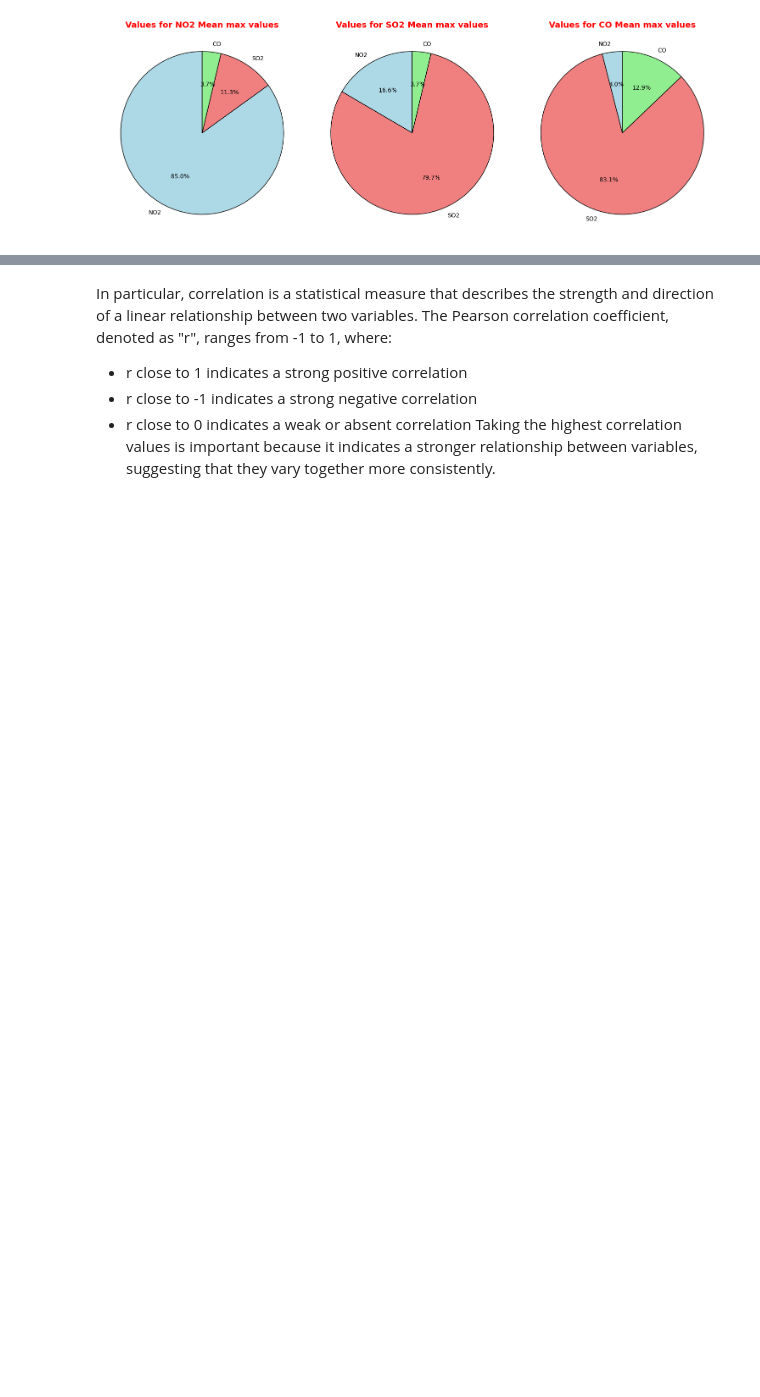
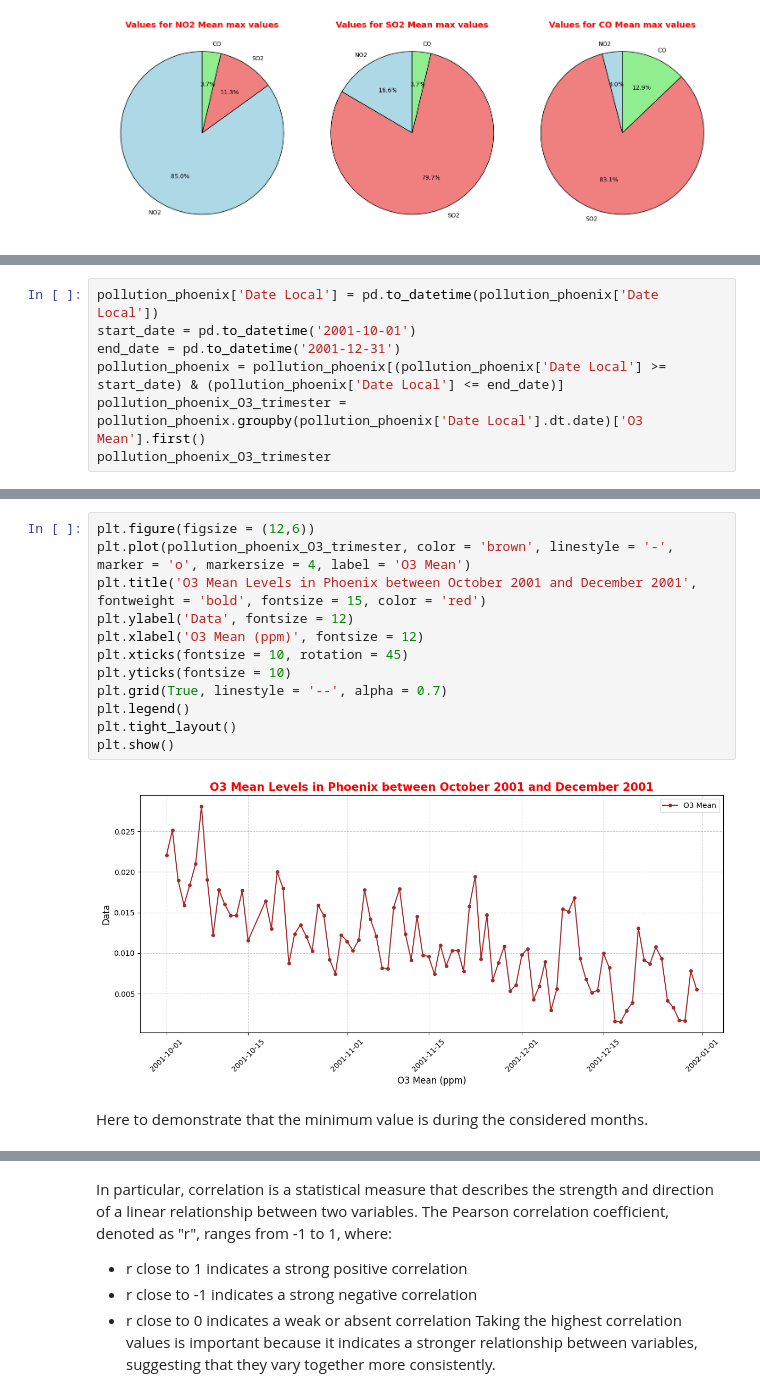
Before and after one commit to letizialanza01/Project_US_Pollution, a Jupyter notebook: Project_US_Pollution.ipynb, the cells around one changed output, grey strips where cells are left out. Saved outputs shown, nothing was run; the diff lists cells and outputs as text; blank space fills up the shorter version.

Commit message:
O3 line graph

```diff
--- a/Project_US_Pollution.ipynb
+++ b/Project_US_Pollution.ipynb
@@ -958,0 +944,7 @@ plt.show()
+# %%
+pollution_phoenix['Date Local'] = pd.to_datetime(pollution_phoenix['Date Local'])
+start_date = pd.to_datetime('2001-10-01')
+end_date = pd.to_datetime('2001-12-31')
+pollution_phoenix = pollution_phoenix[(pollution_phoenix['Date Local'] >= start_date) & (pollution_phoenix['Date Local'] <= end_date)]
+pollution_phoenix_O3_trimester = pollution_phoenix.groupby(pollution_phoenix['Date Local'].dt.date)['O3 Mean'].first()
+pollution_phoenix_O3_trimester
@@ -958,0 +965,16 @@ plt.show()
+# %%
+plt.figure(figsize = (12,6))
+plt.plot(pollution_phoenix_O3_trimester, color = 'brown', linestyle = '-', marker = 'o', markersize = 4, label = 'O3 Mean')
+plt.title('O3 Mean Levels in Phoenix between October 2001 and December 2001', fontweight = 'bold', fontsize = 15, color = 'red')
+plt.ylabel('Data', fontsize = 12)
+plt.xlabel('O3 Mean (ppm)', fontsize = 12)
+plt.xticks(fontsize = 10, rotation = 45)
+plt.yticks(fontsize = 10)
+plt.grid(True, linestyle = '--', alpha = 0.7)
+plt.legend()
+plt.tight_layout()
+plt.show()
+# %% [output]
+[figure, added]
+# %% [markdown]
+Here to demonstrate that the minimum value is during the considered months.
```
Also changed, not shown: parts of 9 cells of this notebook.
